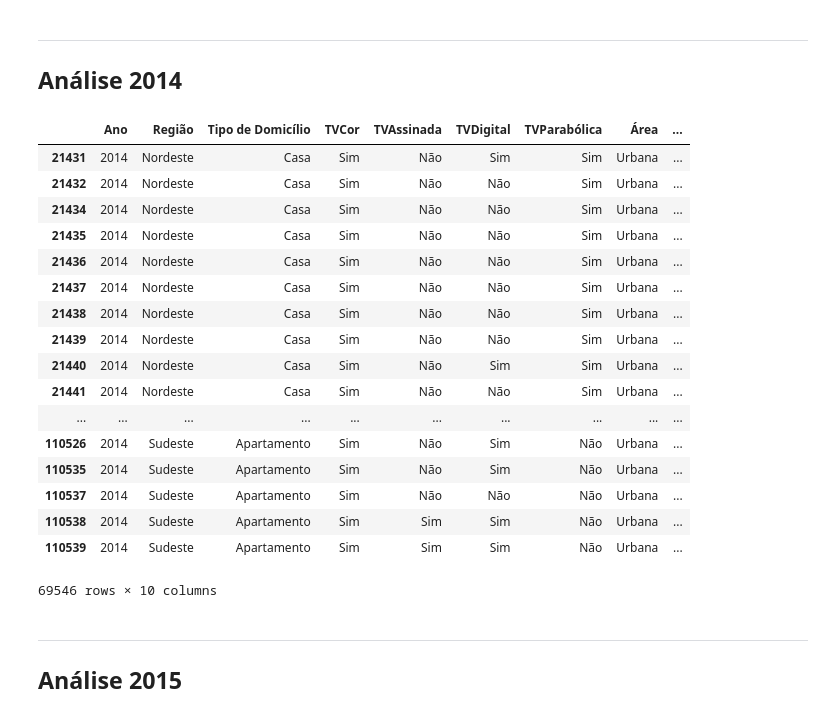
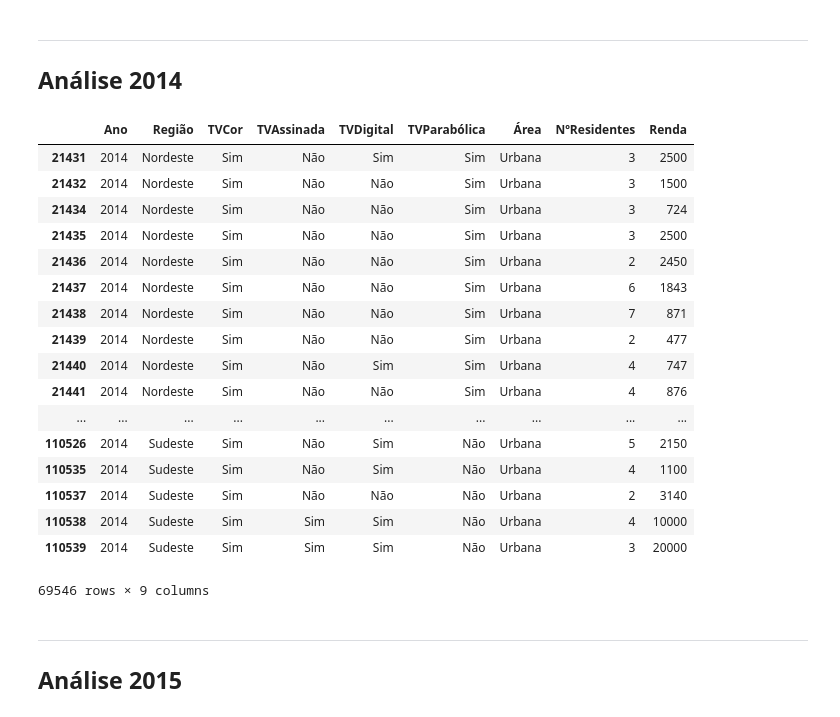
Before and after one commit to ThunderSly/CienciaDados, a Jupyter notebook: Projeto1 Layout.ipynb, the cells around one changed output. Cells and saved outputs as stored; diff of their text form; code cells hidden in the pictures.

```diff
--- a/Projeto1 Layout.ipynb
+++ b/Projeto1 Layout.ipynb
@@ -34,58 +91,54 @@ dados2014=pd.read_csv('DOM2014.csv',sep=',')
 dados2014.loc[(dados2014.UF<30),"Regiao"] = "Nordeste"
 dados2014.loc[(dados2014.UF>=31),"Regiao"] = "Sudeste"
 
 dados2014.loc[(dados2014.V4105<4),"Area"] = "Urbana"
 dados2014.loc[(dados2014.V4105>=4),"Area"] = "Rural"
 
-dados2014.V0202 = dados2014.V0202.astype('category')
 dados2014.V0226 = dados2014.V0226.astype('category')
 dados2014.V02272 = dados2014.V02272.astype('category')
 dados2014.V02273 = dados2014.V02273.astype('category')
 dados2014.V02274 = dados2014.V02274.astype('category')
 dados2014.Area = dados2014.Area.astype('category')
 dados2014.Regiao = dados2014.Regiao.astype('category')
 dados2014.V4620 = dados2014.V4620.astype('object')
-dados2014.V4621 = dados2014.V4621.astype('object')
+dados2014.V4614 = dados2014.V4614.astype('object')
 
-
-dados2014.V0202.cat.categories = (["Casa", "Apartamento","Cômodo"])
 dados2014.V0226.cat.categories = (["Sim", "Não"])
 dados2014.V02272.cat.categories = (["Sim", "Não"])
 dados2014.V02273.cat.categories = (["Sim", "Não","Não Sabe"])
 dados2014.V02274.cat.categories = (["Sim", "Não","Não Sabe"])
 
 dados2014 = dados2014[pd.notnull(dados2014["V0226"])]
 
 vt1 = dados2014.Regiao.value_counts(sort=False) #Regiao
 vt2 = dados2014.Area.value_counts(sort=False) #Area
-vt3 = dados2014.V0202.value_counts(sort=False) #Domicilio
 vt4 = dados2014.V0226.value_counts(sort=False) #TV Cor
 vt5 = dados2014.V02272.value_counts(sort=False) #TV Assinada
 vt6 = dados2014.V02273.value_counts(sort=False) #TV Digital
 vt7 = dados2014.V02274.value_counts(sort=False) #TV Parabólica
 
-dados2014.rename(columns={"V0101":"Ano","V0202":"Tipo de Domicílio","V0226":"TVCor","V02272":"TVAssinada","V02273":"TVDigital","V02274":"TVParabólica","V4620":"Nº Residentes","V4621":"Renda per Capita","Area":"Área","Regiao":"Região"}, inplace=True)
+dados2014.rename(columns={"V0101":"Ano","V0226":"TVCor","V02272":"TVAssinada","V02273":"TVDigital","V02274":"TVParabólica","V4620":"NºResidentes","V4614":"Renda","Area":"Área","Regiao":"Região"}, inplace=True)
 
-pd.DataFrame(dados2014.loc[21431:110539,["Ano","Região","Tipo de Domicílio","TVCor","TVAssinada","TVDigital","TVParabólica","Área","Nº Residentes","Renda per Capita"]])
+pd.DataFrame(dados2014.loc[21431:110539,["Ano","Região","TVCor","TVAssinada","TVDigital","TVParabólica","Área","NºResidentes","Renda"]])
 # %% [output]
-|  | Ano | Região | Tipo de Domicílio | TVCor | TVAssinada | TVDigital | TVParabólica | Área | ... |
-| 21431 | 2014 | Nordeste | Casa | Sim | Não | Sim | Sim | Urbana | ... |
-| 21432 | 2014 | Nordeste | Casa | Sim | Não | Não | Sim | Urbana | ... |
-| 21434 | 2014 | Nordeste | Casa | Sim | Não | Não | Sim | Urbana | ... |
-| 21435 | 2014 | Nordeste | Casa | Sim | Não | Não | Sim | Urbana | ... |
-| 21436 | 2014 | Nordeste | Casa | Sim | Não | Não | Sim | Urbana | ... |
-| 21437 | 2014 | Nordeste | Casa | Sim | Não | Não | Sim | Urbana | ... |
-| 21438 | 2014 | Nordeste | Casa | Sim | Não | Não | Sim | Urbana | ... |
-| 21439 | 2014 | Nordeste | Casa | Sim | Não | Não | Sim | Urbana | ... |
-| 21440 | 2014 | Nordeste | Casa | Sim | Não | Sim | Sim | Urbana | ... |
-| 21441 | 2014 | Nordeste | Casa | Sim | Não | Não | Sim | Urbana | ... |
+|  | Ano | Região | TVCor | TVAssinada | TVDigital | TVParabólica | Área | NºResidentes | Renda |
+| 21431 | 2014 | Nordeste | Sim | Não | Sim | Sim | Urbana | 3 | 2500 |
+| 21432 | 2014 | Nordeste | Sim | Não | Não | Sim | Urbana | 3 | 1500 |
+| 21434 | 2014 | Nordeste | Sim | Não | Não | Sim | Urbana | 3 | 724 |
+| 21435 | 2014 | Nordeste | Sim | Não | Não | Sim | Urbana | 3 | 2500 |
+| 21436 | 2014 | Nordeste | Sim | Não | Não | Sim | Urbana | 2 | 2450 |
+| 21437 | 2014 | Nordeste | Sim | Não | Não | Sim | Urbana | 6 | 1843 |
+| 21438 | 2014 | Nordeste | Sim | Não | Não | Sim | Urbana | 7 | 871 |
+| 21439 | 2014 | Nordeste | Sim | Não | Não | Sim | Urbana | 2 | 477 |
+| 21440 | 2014 | Nordeste | Sim | Não | Sim | Sim | Urbana | 4 | 747 |
+| 21441 | 2014 | Nordeste | Sim | Não | Não | Sim | Urbana | 4 | 876 |
 | ... | ... | ... | ... | ... | ... | ... | ... | ... | ... |
-| 110526 | 2014 | Sudeste | Apartamento | Sim | Não | Sim | Não | Urbana | ... |
-| 110535 | 2014 | Sudeste | Apartamento | Sim | Não | Sim | Não | Urbana | ... |
-| 110537 | 2014 | Sudeste | Apartamento | Sim | Não | Não | Não | Urbana | ... |
-| 110538 | 2014 | Sudeste | Apartamento | Sim | Sim | Sim | Não | Urbana | ... |
-| 110539 | 2014 | Sudeste | Apartamento | Sim | Sim | Sim | Não | Urbana | ... |
+| 110526 | 2014 | Sudeste | Sim | Não | Sim | Não | Urbana | 5 | 2150 |
+| 110535 | 2014 | Sudeste | Sim | Não | Sim | Não | Urbana | 4 | 1100 |
+| 110537 | 2014 | Sudeste | Sim | Não | Não | Não | Urbana | 2 | 3140 |
+| 110538 | 2014 | Sudeste | Sim | Sim | Sim | Não | Urbana | 4 | 10000 |
+| 110539 | 2014 | Sudeste | Sim | Sim | Sim | Não | Urbana | 3 | 20000 |
-69546 rows × 10 columns
+69546 rows × 9 columns
 # %% [markdown]
 ___
 ## Análise 2015
```
Also changed, not shown: parts of 47 cells of this notebook.
